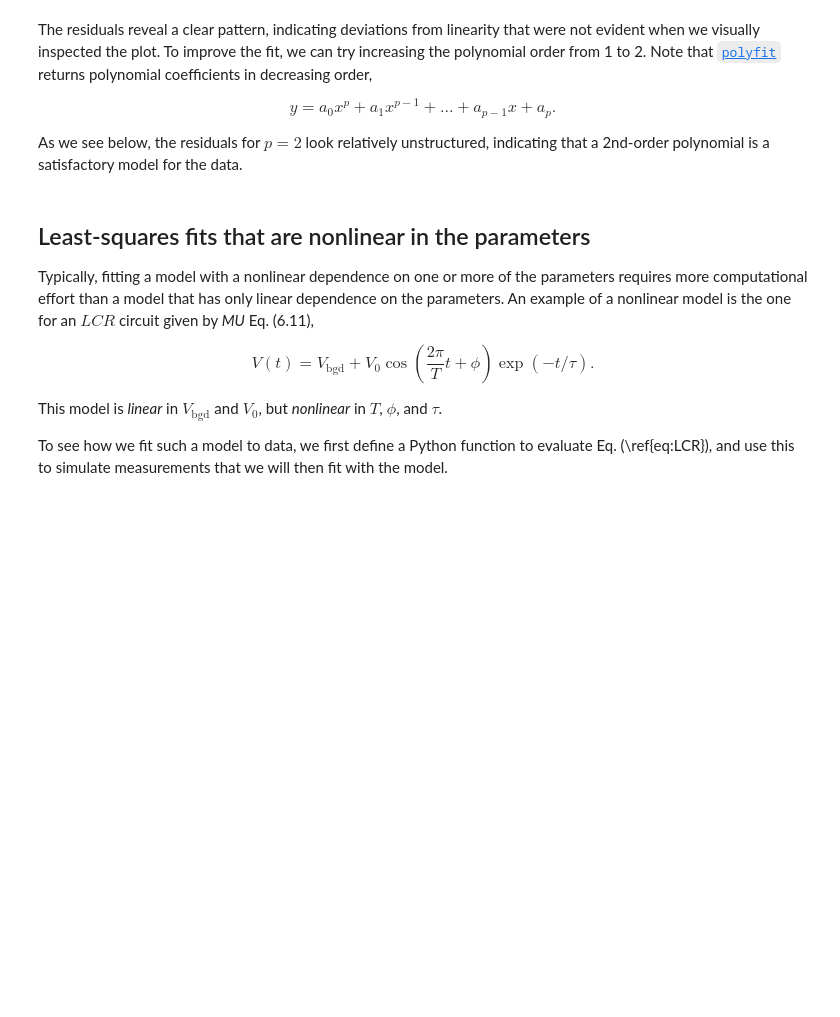
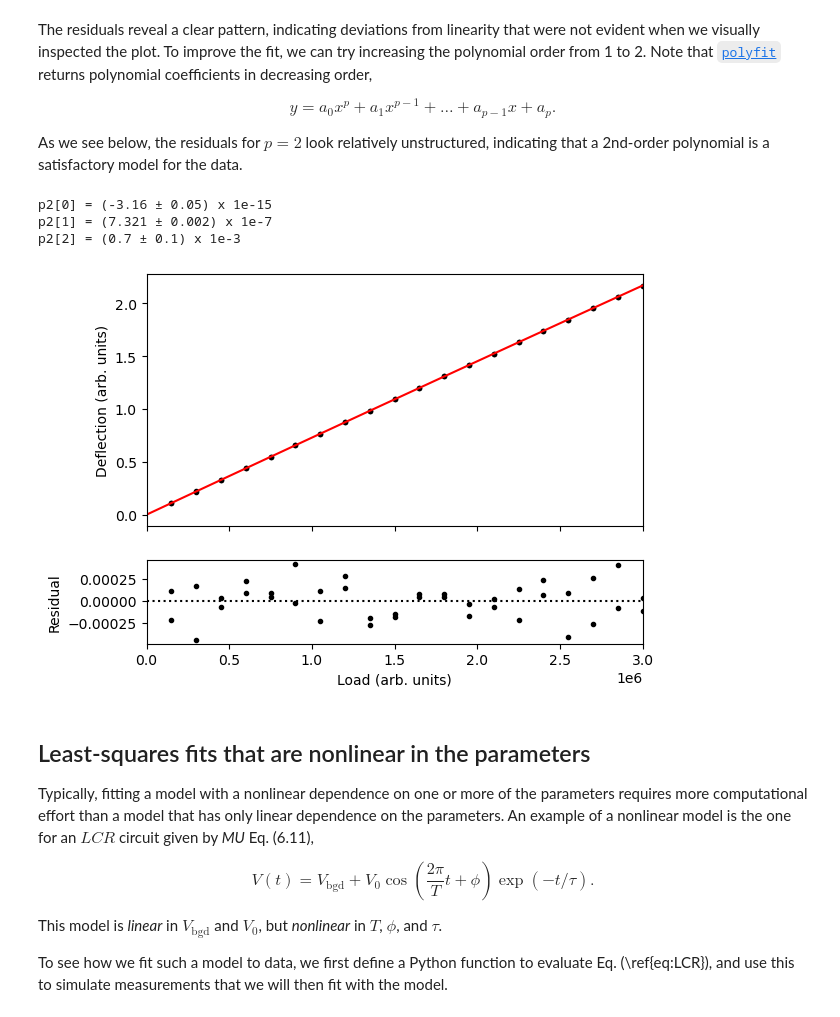
Before and after one commit to jsdodge/data-analysis-python, a Jupyter notebook: notebooks/6.0-Fitting-complex-functions.ipynb, the cells around one changed output. Cells and saved outputs as stored; diff of their text form; code cells hidden in the pictures; blank space fills up the shorter version.

```diff
--- a/notebooks/6.0-Fitting-complex-functions.ipynb
+++ b/notebooks/6.0-Fitting-complex-functions.ipynb
@@ -218,53 +220,44 @@ As we see below, the residuals for $p=2$ look relatively unstructured, indicatin
 # %%
 # Perform fit with deg=2
 p2, V2 = np.polyfit(load, disp, 2, cov=True)
 
 # Show optimized fit parameters and uncertainties
 print(f"p2[0] = ({1e15*p2[0]:.2f} ± {1e15*np.sqrt(V2[0][0]):.2f}) x 1e-15")
 print(f"p2[1] = ({1e7*p2[1]:.3f} ± {1e7*np.sqrt(V2[1][1]):.3f}) x 1e-7")
 print(f"p2[2] = ({1e3*p2[2]:.1f} ± {1e3*np.sqrt(V2[2][2]):.1f}) x 1e-3")
 
 # Show fit with residuals
-from matplotlib.gridspec import GridSpec
-
 # Make a grid with 2 rows, 1 colum, a 3:1 height ratio, and no
 # height space between the rows
-gs = GridSpec(2, 1, height_ratios=[3, 1], hspace=0)
-
-# Create figure
-fig = plt.figure()
+fig, axs = plt.subplots(2, 1, sharex=True, squeeze=True, height_ratios=[3, 1])
 load_range = [0, np.max(load)]
 
 # Compute the measurement residuals
 residuals = disp - np.polyval(p2, load)
 
 # Compute the model curve
 load_model = np.linspace(load_range[0], load_range[1])
 disp_model = np.polyval(p2, load_model)
 
 # Make the main plot
-ax_main = fig.add_subplot(gs[0])
-plt.plot(load, disp, "k.")
-plt.plot(load_model, disp_model, "r-")
-plt.xlim(load_range[0], load_range[1])
-plt.ylabel("Deflection (arb. units)")
-
-# Hide x-tick labels to avoid overlap with residual plot
-ax_main.set_xticklabels([])
+axs[0].plot(load, disp, "k.")
+axs[0].plot(load_model, disp_model, "r-")
+axs[0].set_xlim(load_range[0], load_range[1])
+axs[0].set_ylabel("Deflection (arb. units)")
 
 # Make the residual plot with a dotted zero line
-# Need to adjust ylim,  yticks, ylabel for readability
-fig.add_subplot(gs[1])
-plt.plot(load, residuals, "k.")
-plt.plot(load_range, [0, 0], "k:")
-plt.xlim(load_range[0], load_range[1])
-# plt.ylim(-2,2)
-# plt.yticks([-1,0,1])
-plt.xlabel("Load (arb. units)")
-plt.ylabel("Residual")
+axs[1].plot(load, residuals, "k.")
+axs[1].plot(load_range, [0, 0], "k:")
+axs[1].set_xlim(load_range[0], load_range[1])
+axs[1].set_xlabel("Load (arb. units)")
+axs[1].set_ylabel("Residual")
 
-# plt.xlabel('Load (arb. units)')
 plt.show()
+# %% [output]
+p2[0] = (-3.16 ± 0.05) x 1e-15
+p2[1] = (7.321 ± 0.002) x 1e-7
+p2[2] = (0.7 ± 0.1) x 1e-3
+[figure, added]
 # %% [markdown]
 ## Least-squares fits that are nonlinear in the parameters
 
```
Also changed, not shown: parts of 8 cells of this notebook, 2 other files.
